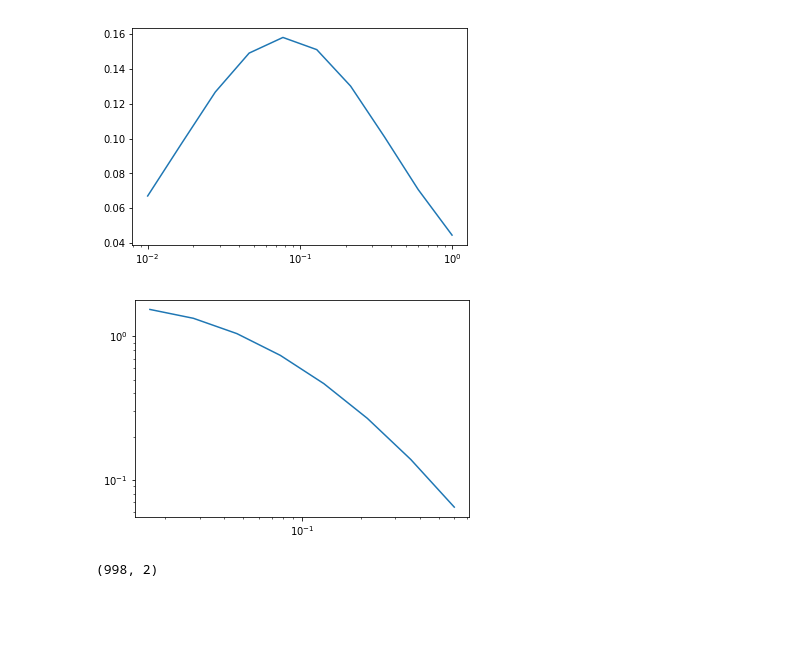
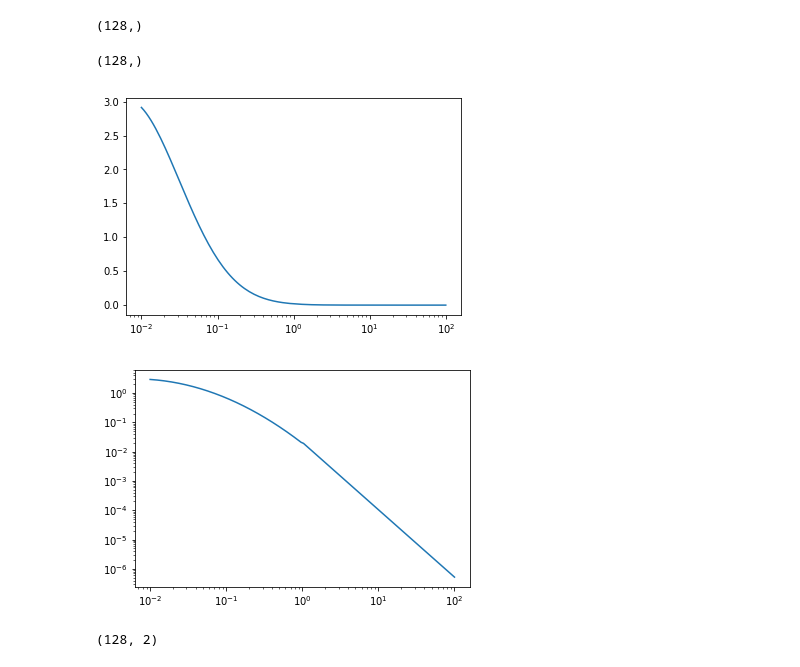
Before and after one commit to zpenoyre/things, a Jupyter notebook: imfNumbers.ipynb, the cells around one changed output. Saved outputs shown, nothing was run; the diff lists cells and outputs as text; code cells hidden in the pictures; blank space fills up the shorter version.

```diff
--- a/imfNumbers.ipynb
+++ b/imfNumbers.ipynb
@@ -3,26 +3,37 @@ import numpy as np
 import matplotlib as mpl
 import matplotlib.pyplot as plt
 # %%
-nBins=64
-ms=10**np.linspace(-2,0,nBins)
-epsDm=0.158*np.exp(-np.power(np.log10(ms) - np.log10(0.08),2) / (2*(0.69**2)))
+nBins=128
+ms=10**np.linspace(-2,2,nBins)
+mSwitch=np.argmin(np.abs(ms-1))
+epsLow=0.158*np.exp(-np.power(np.log10(ms[:mSwitch+1]) - np.log10(0.08),2) / (2*(0.69**2)))/(ms[:mSwitch+1]*np.log(10))
+epsHigh=epsLow[-1]*np.power(ms[mSwitch+1:],-2.3)
+eps=np.hstack((epsLow,epsHigh))
+print(eps.shape)
+# %% [output]
+(128,)
+# %%
+eps=np.hstack((epsLow,epsHigh))
+print(eps.shape)
+# %% [output]
+(128,)
 # %%
 eps=np.zeros(nBins-2)
 for i in range(nBins-2):
-    eps[i]=2*epsDm[i]/((ms[i]+ms[i+2])*np.log(10)) #in theory in Msun pc-3
+    eps[i]=epsLow[i]*((ms[i]+ms[i+2])*np.log(10))/2 #in theory in Msun pc-3
 # %%
-plt.semilogx(ms,epsDm)
+plt.semilogx(ms,eps)
 plt.show()
 # %% [output]
-[figure, old version]
+[figure, new version]
 # %%
-plt.loglog(ms[1:-1],eps)
+plt.loglog(ms,eps)
 plt.show()
 # %% [output]
-[figure, old version]
+[figure, new version]
 # %%
-data=np.vstack((ms[1:-1],eps)).T
+data=np.vstack((ms,eps)).T
 print(data.shape)
 # %% [output]
-(998, 2)
+(128, 2)
 # %%
```
Also changed, not shown: parts of 1 cell of this notebook, 21 other files.
